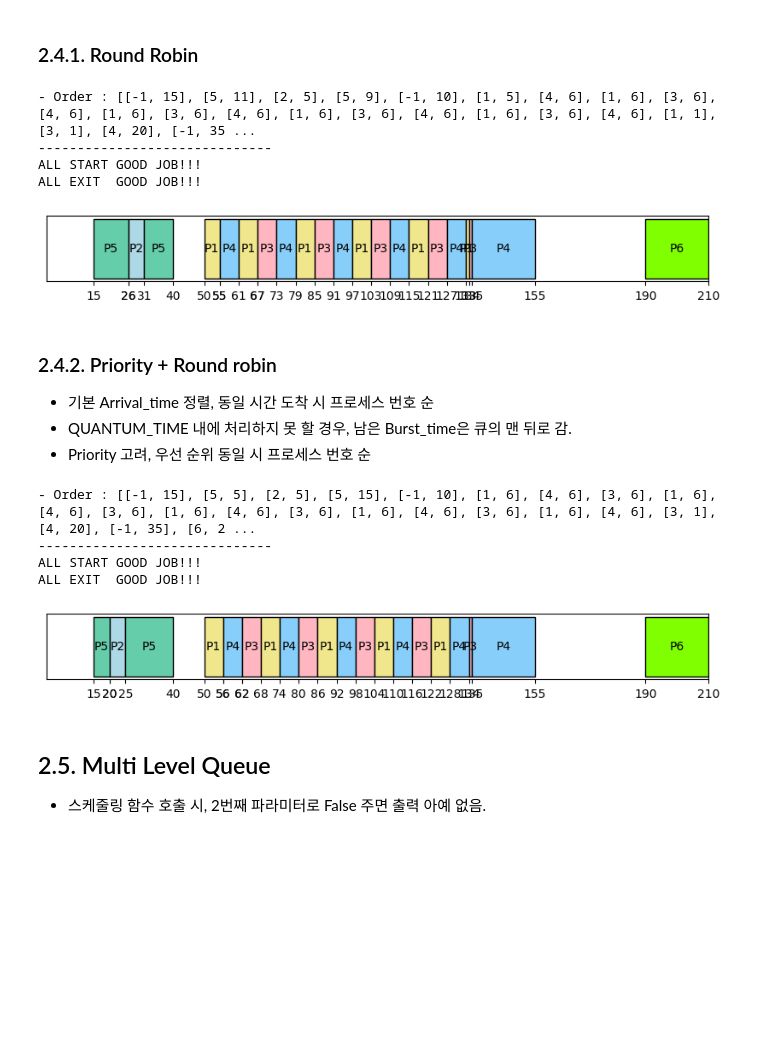
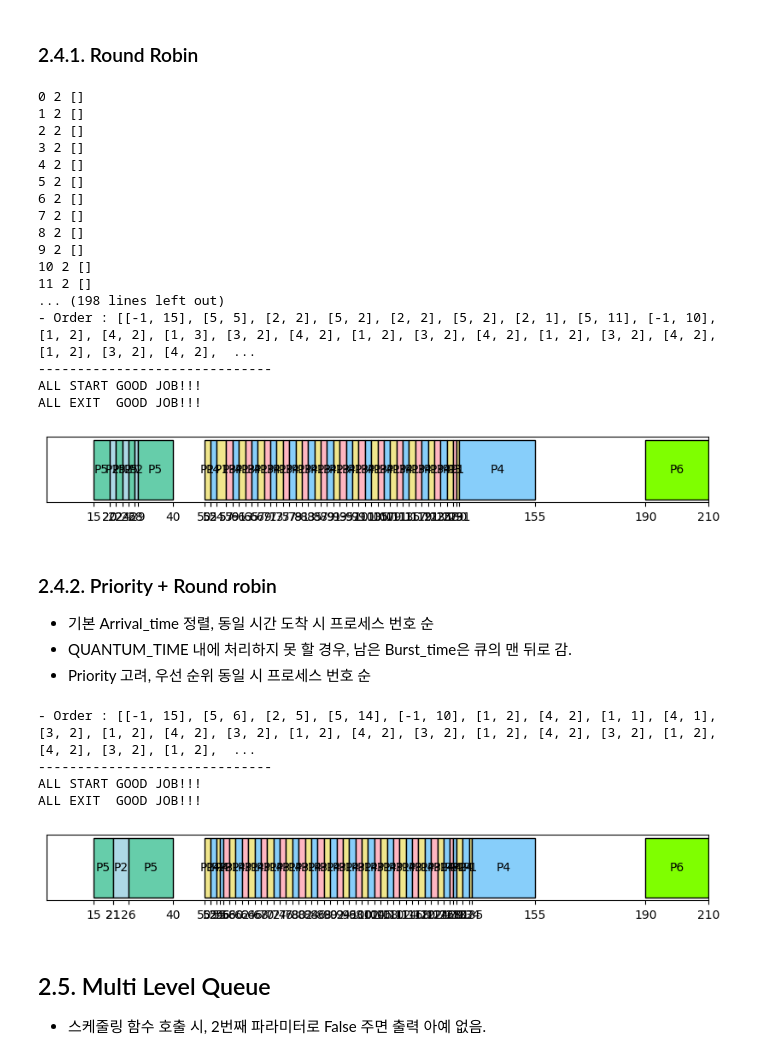
Before and after one commit to jiho264/2023os, a Jupyter notebook: homework01/homework01.ipynb, the cells around one changed output. Saved outputs shown, nothing was run; the diff lists cells and outputs as text; code cells hidden in the pictures; blank space fills up the shorter version.

```diff
--- a/homework01/homework01.ipynb
+++ b/homework01/homework01.ipynb
@@ -653,11 +653,13 @@ def RR(_list, _Displaying=True, _usr_quantum_time=_DEFAULT_QUANTUM_TIME_):
             for _process in _list:
                 if (_process['Arrival_time'] == _now_time):
                     _queue.append(_process)
+
             # _queue.sort(key=lambda x: x['Priority'])
             # 실행할 프로세스 없으면 대기 1초 추가하고 넘기기
             if (is_complete(_queue) == True and is_complete(_list) == False):
                 _order.append([_NON_PROCESS_, 1])
                 pass
+
             if (is_complete(_queue) == True):
                 _how_many_add_this_jop = _QUANTUM_TIME_
             # 실행할 프로세스 있으면, 큐 돌아가면서 추가하기
@@ -669,37 +671,50 @@ def RR(_list, _Displaying=True, _usr_quantum_time=_DEFAULT_QUANTUM_TIME_):
                     # 다음 퀀텀타임 이내에
                     if (_now_time <= _original_process['Arrival_time'] and _original_process['Arrival_time'] < _now_time + _QUANTUM_TIME_):
                         # 나보다 높거나 겹치는 프로세스 있으면
                         # if (_queue[0]['Priority'] > _original_process['Priority']):
                             # 그 차이만큼으로 바꿔버리고, 그 전에 끝내기
                         _how_many_add_this_jop = (_original_process['Arrival_time'] - _now_time)
 
                 if (_how_many_add_this_jop == 0):
                     _how_many_add_this_jop = _QUANTUM_TIME_
 
                 # 만약 들어오는 놈이 하나도 없다면? 퀀텀타임만큼 추가 가능
 
                 _order.append([_queue[0]['Num'], 1])
                 _queue[0]['Burst_time'] -= 1
                 _how_many_add_this_jop -= 1
                 if (_how_many_add_this_jop == 0):
                     _queue.append(_queue.pop(0))
-            # print(_now_time, _how_many_add_this_jop, _queue)
+            print(_now_time, _how_many_add_this_jop, _queue)
         # print(_now_time, _queue)
 
     _order = order_zip(_order)
     if (_Displaying == True):
         draw(_order, _Displaying)
     return _order
 
 
 _list = copy.deepcopy(_DATA_)
-_tmp = RR(_list, True, 6)
+_tmp = RR(_list, True, 2)
 # %% [output]
-- Order : [[-1, 15], [5, 11], [2, 5], [5, 9], [-1, 10], [1, 5], [4, 6], [1, 6], [3, 6], [4, 6], [1, 6], [3, 6], [4, 6], [1, 6], [3, 6], [4, 6], [1, 6], [3, 6], [4, 6], [1, 1], [3, 1], [4, 20], [-1, 35 ...
+0 2 []
+1 2 []
+2 2 []
+3 2 []
+4 2 []
+5 2 []
+6 2 []
+7 2 []
+8 2 []
+9 2 []
+10 2 []
+11 2 []
+... (198 lines left out)
+- Order : [[-1, 15], [5, 5], [2, 2], [5, 2], [2, 2], [5, 2], [2, 1], [5, 11], [-1, 10], [1, 2], [4, 2], [1, 3], [3, 2], [4, 2], [1, 2], [3, 2], [4, 2], [1, 2], [3, 2], [4, 2], [1, 2], [3, 2], [4, 2],  ...
 ------------------------------
 ALL START GOOD JOB!!!
 ALL EXIT  GOOD JOB!!!
-[figure, old version]
+[figure, new version]
 # %% [markdown]
 ### 2.4.2. Priority + Round robin
 - 기본 Arrival_time 정렬, 동일 시간 도착 시 프로세스 번호 순
@@ -771,13 +786,13 @@ def Priority_RR(_list, _Displaying=True, _usr_quantum_time=_DEFAULT_QUANTUM_TIME
 
 
 _list = copy.deepcopy(_DATA_)
-_tmp = Priority_RR(_list, True, 6)
+_tmp = Priority_RR(_list, True, 2)
 # %% [output]
-- Order : [[-1, 15], [5, 5], [2, 5], [5, 15], [-1, 10], [1, 6], [4, 6], [3, 6], [1, 6], [4, 6], [3, 6], [1, 6], [4, 6], [3, 6], [1, 6], [4, 6], [3, 6], [1, 6], [4, 6], [3, 1], [4, 20], [-1, 35], [6, 2 ...
+- Order : [[-1, 15], [5, 6], [2, 5], [5, 14], [-1, 10], [1, 2], [4, 2], [1, 1], [4, 1], [3, 2], [1, 2], [4, 2], [3, 2], [1, 2], [4, 2], [3, 2], [1, 2], [4, 2], [3, 2], [1, 2], [4, 2], [3, 2], [1, 2],  ...
 ------------------------------
 ALL START GOOD JOB!!!
 ALL EXIT  GOOD JOB!!!
-[figure, old version]
+[figure, new version]
 # %% [markdown]
 ## 2.5. Multi Level Queue
 - 스케줄링 함수 호출 시, 2번째 파라미터로 False 주면 출력 아예 없음.
```
